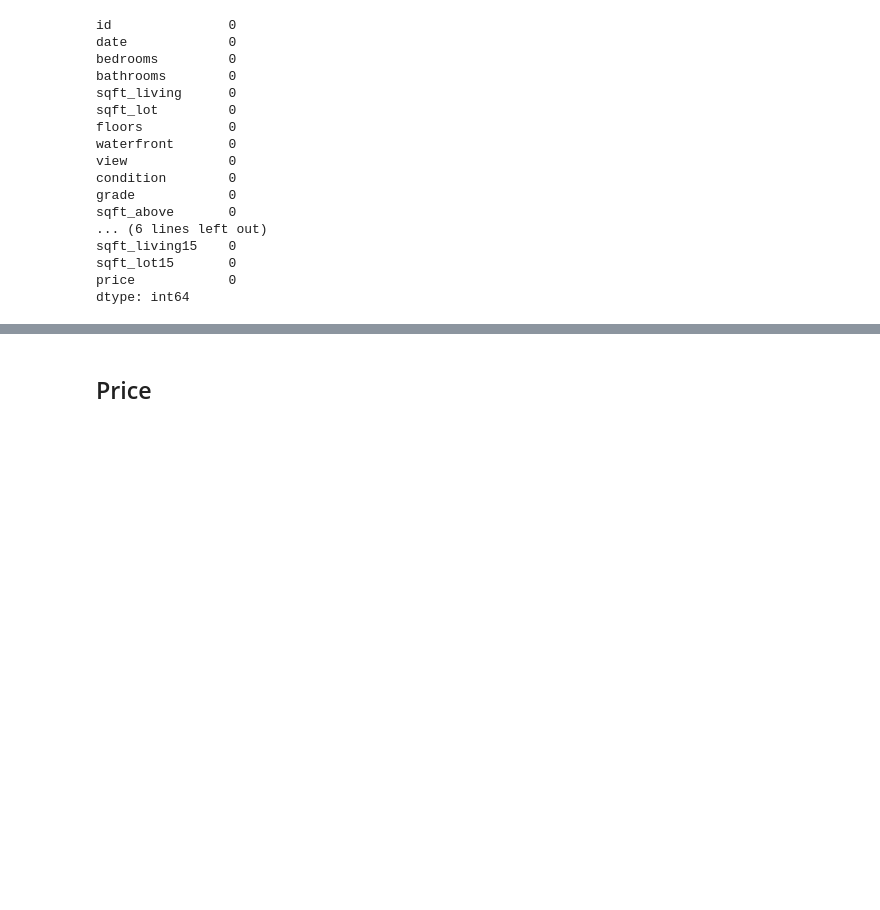
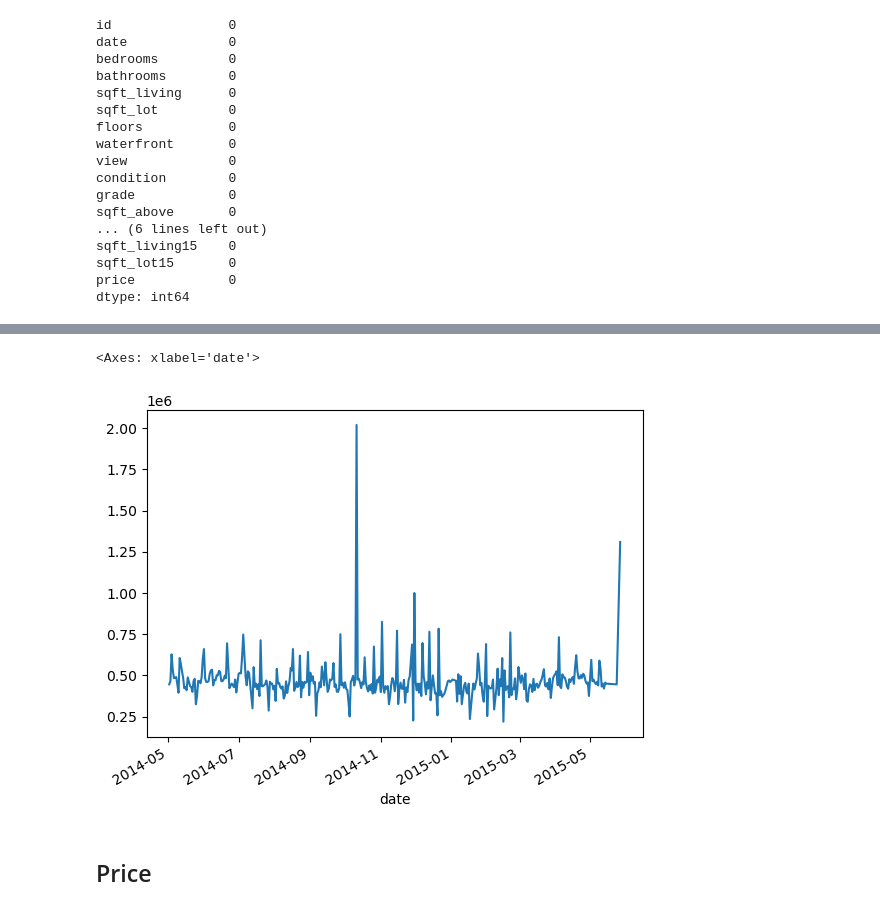
Before and after one commit to chandlershortlidge/mini-project-dsai-ml-regression, a Jupyter notebook: main.ipynb, the cells around one changed output, grey strips where cells are left out. Drawn from its saved outputs; the diff is of its cells as text; code cells hidden in the pictures; blank space fills up the shorter version.

```diff
--- a/main.ipynb
+++ b/main.ipynb
@@ -72,3 +84,8 @@ dtype: int64
+# %%
+data.groupby("date")["price"].median().plot()
+# %% [output]
+<Axes: xlabel='date'>
+[figure, added]
 # %%
 # drop unecessary colums
 data_cleaned = data.drop(columns=["id"])
```
Also changed, not shown: parts of 31 cells of this notebook, 1 other file.
